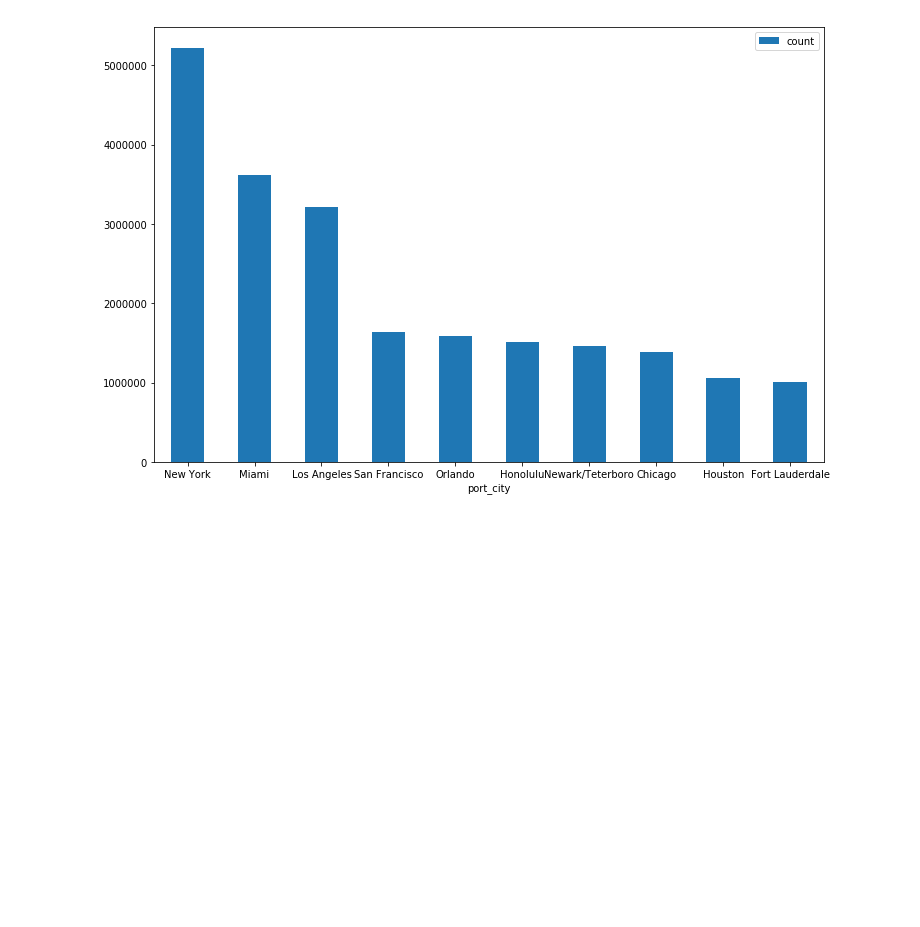
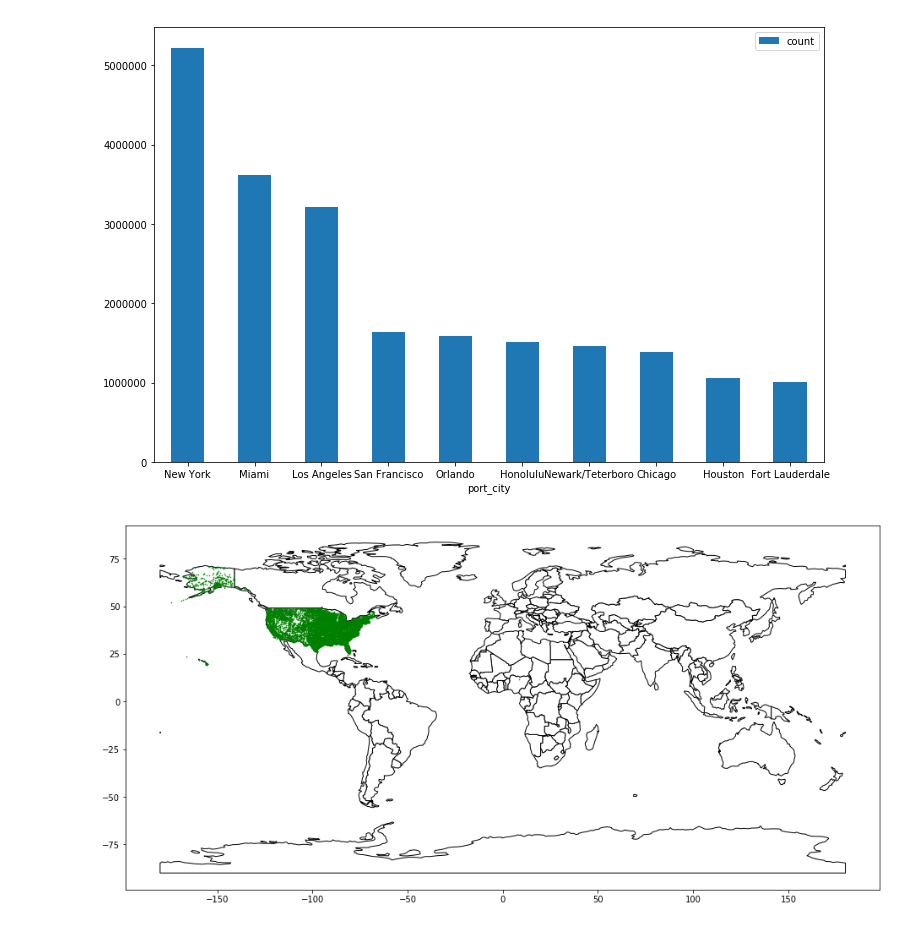
Before and after one commit to supratim94336/DataEngineeringCapstoneProject, a Jupyter notebook: Tester.ipynb, the cells around one changed output. Cells and saved outputs as stored; diff of their text form; code cells hidden in the pictures; blank space fills up the shorter version.

```diff
--- a/Tester.ipynb
+++ b/Tester.ipynb
@@ -200,3 +200,25 @@ df.plot.bar(x='port_city', y='count', figsize=(12,8), rot=0)
 plt.show()
 # %% [output]
 [figure]
+# %%
+import geopandas
+# port city from where people arrived
+query = """
+SELECT a.longitude_deg, a.latitude_deg
+FROM project.airport_codes a
+WHERE a.iso_country = 'US' AND a.type = 'small_airport'
+"""
+df = pr.redshift_to_pandas(query)
+
+gdf = geopandas.GeoDataFrame(
+    df[['longitude_deg','latitude_deg']],
+    geometry=geopandas.points_from_xy(df.longitude_deg,
+                                      df.latitude_deg))
+
+world = geopandas.read_file(geopandas.datasets.get_path('naturalearth_lowres'))
+ax = world.plot(color='white', edgecolor='black', figsize=(16,12))
+gdf.plot(ax=ax, color='green', markersize=0.3)
+
+plt.show();
+# %% [output]
+[figure, added]
```
Also changed, not shown: parts of 1 cell of this notebook, 9 other files.
